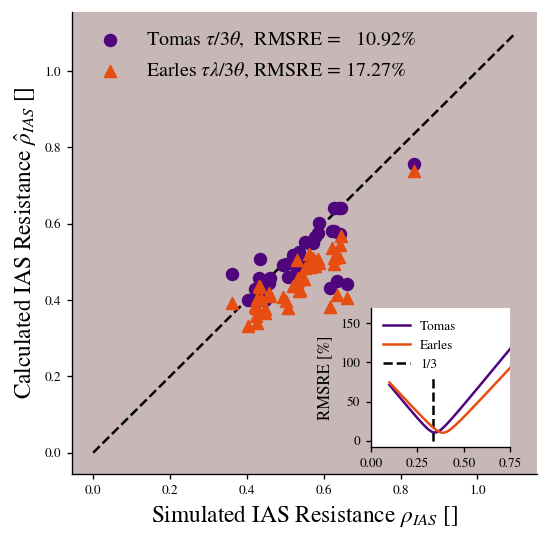
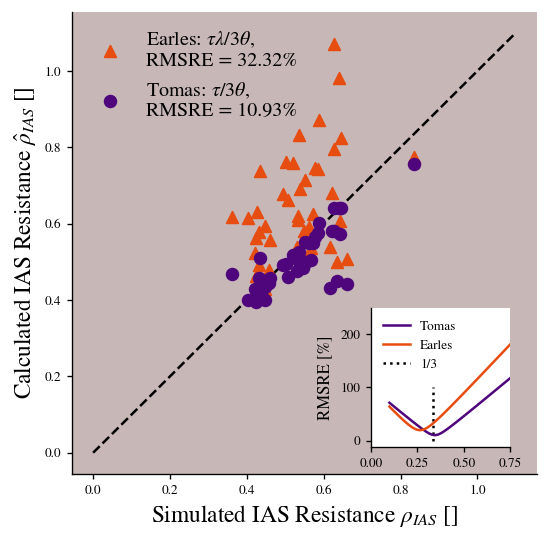
Unified diff of the notebook cell whose output changed from the first chart to the second:
--- before
+++ after
@@ -9,6 +9,6 @@
 
 fig, ax = plt.subplots(figsize=(5, 5))
-ax.scatter(simulated, tomas, color="#4F067D", marker="o", s=50, label=r"Tomas $\tau/3\theta$"+f",  RMSRE =   {tomas_res:.2f}%")
-ax.scatter(simulated, earles, color="#E74D11", marker="^", s=50, label=r"Earles $\tau\lambda/3\theta$"+f", RMSRE = {earles_res:.2f}%")
+ax.scatter(simulated, earles, color="#E74D11", marker="^", s=50, label=r"Earles: $\tau\lambda/3\theta$"+f",\nRMSRE = {earles_res:.2f}%")
+ax.scatter(simulated, tomas, color="#4F067D", marker="o", s=50, label=r"Tomas: $\tau/3\theta$"+f",\nRMSRE = {tomas_res:.2f}%")
 ax.plot([0, 1.1], [0, 1.1], 'k--', zorder=0)
 despine(ax)
@@ -16,5 +16,5 @@
 ax.set_xlabel(r"Simulated IAS Resistance $\rho_{IAS}$ []", fontsize=fs)
 ax.set_ylabel(r"Calculated IAS Resistance $\hat{\rho}_{IAS}$ []", fontsize=fs)
-ax.legend(fontsize=fs-2)
+ax.legend(fontsize=fs-2, loc="upper left")
 
 from mpl_toolkits.axes_grid1.inset_locator import inset_axes
@@ -38,5 +38,5 @@
 axins.plot(xs, ys_tomas, label="Tomas", color="#4F067D")
 axins.plot(xs, ys_earles, label="Earles"    , color="#E74D11")
-axins.vlines(1/3, 0, 80, color="k", linestyle="--", zorder=0, label="1/3")
+axins.vlines(1/3, 0, 100, color="k", linestyle=":", zorder=0, label="1/3")
 axins.legend(loc="upper left")
 axins.set_xlim(0.0, 0.75)

Commit: plotting results